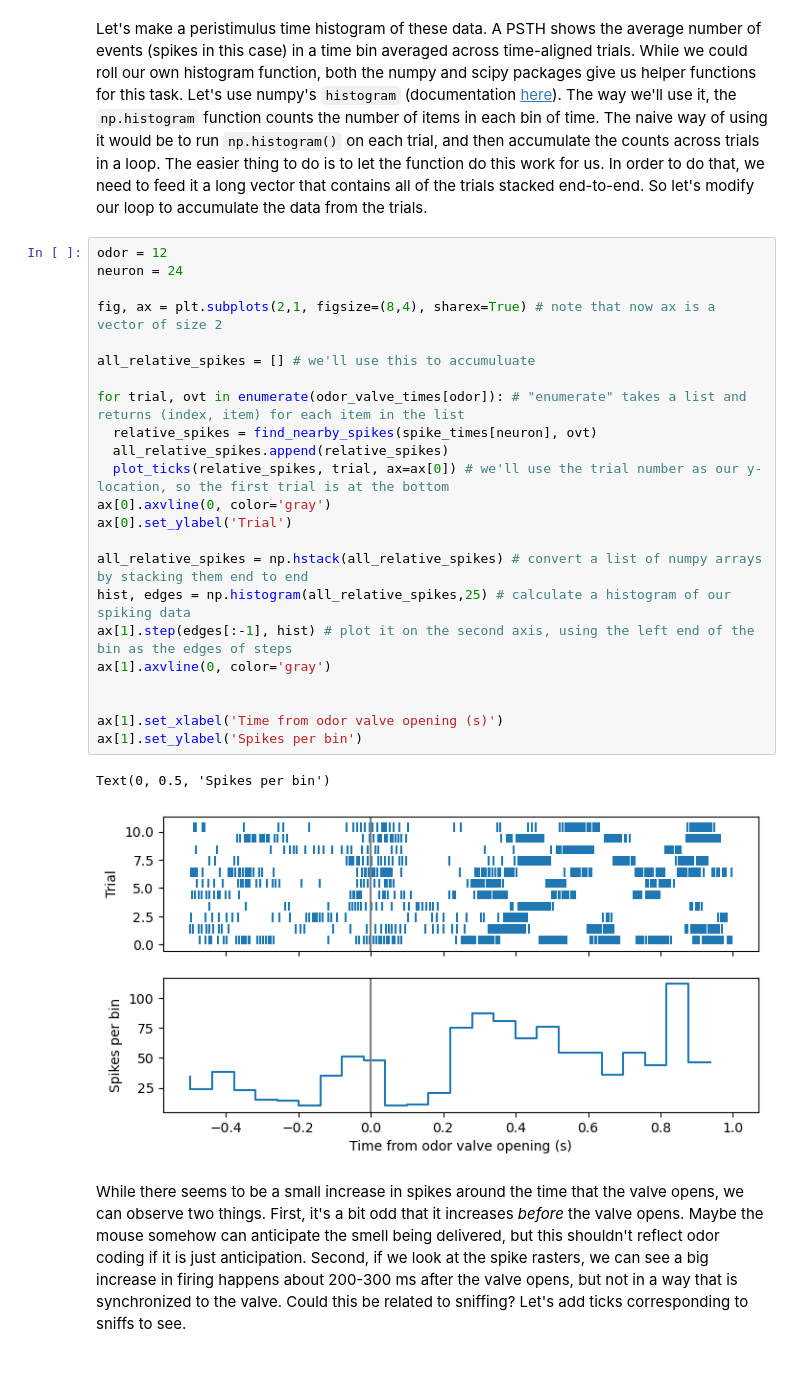
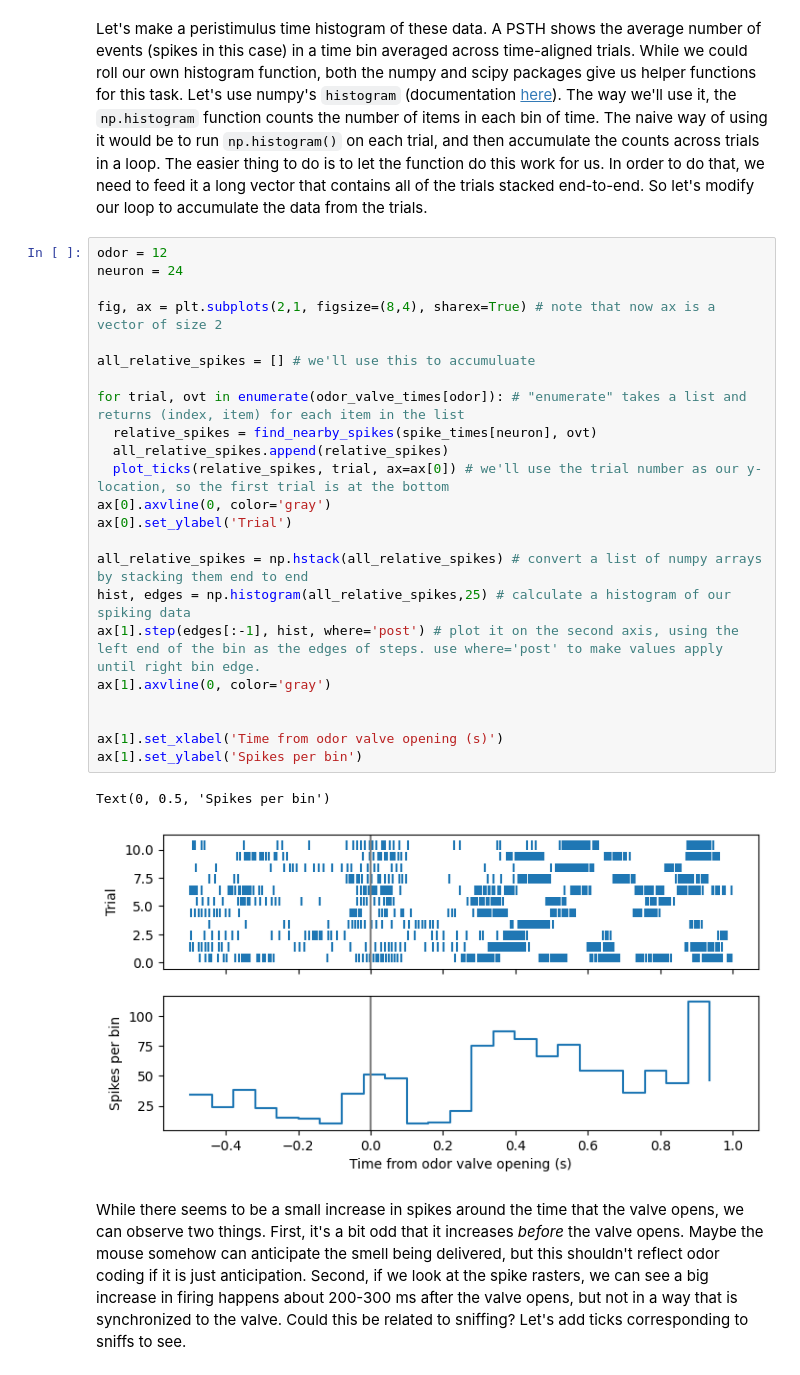
Before and after one commit to ckemere/elec380, a Jupyter notebook: HW2/HW2_notebook.ipynb, the cells around one changed output. Drawn from its saved outputs; the diff is of its cells as text.

Commit message:
Added where='post' to histograms to appear correctly

```diff
--- a/HW2/HW2_notebook.ipynb
+++ b/HW2/HW2_notebook.ipynb
@@ -75,29 +78,29 @@ Let's make a peristimulus time histogram of these data. A PSTH shows the average
 # %%
 odor = 12
 neuron = 24
 
 fig, ax = plt.subplots(2,1, figsize=(8,4), sharex=True) # note that now ax is a vector of size 2
 
 all_relative_spikes = [] # we'll use this to accumuluate
 
 for trial, ovt in enumerate(odor_valve_times[odor]): # "enumerate" takes a list and returns (index, item) for each item in the list
   relative_spikes = find_nearby_spikes(spike_times[neuron], ovt)
   all_relative_spikes.append(relative_spikes)
   plot_ticks(relative_spikes, trial, ax=ax[0]) # we'll use the trial number as our y-location, so the first trial is at the bottom
 ax[0].axvline(0, color='gray')
 ax[0].set_ylabel('Trial')
 
 all_relative_spikes = np.hstack(all_relative_spikes) # convert a list of numpy arrays by stacking them end to end
 hist, edges = np.histogram(all_relative_spikes,25) # calculate a histogram of our spiking data
-ax[1].step(edges[:-1], hist) # plot it on the second axis, using the left end of the bin as the edges of steps
+ax[1].step(edges[:-1], hist, where='post') # plot it on the second axis, using the left end of the bin as the edges of steps. use where='post' to make values apply until right bin edge.
 ax[1].axvline(0, color='gray')
 
 
 ax[1].set_xlabel('Time from odor valve opening (s)')
 ax[1].set_ylabel('Spikes per bin')
 # %% [output]
 Text(0, 0.5, 'Spikes per bin')
-[figure, old version]
+[figure, new version]
 # %% [markdown]
 While there seems to be a small increase in spikes around the time that the valve opens, we can observe two things. First, it's a bit odd that it increases _before_ the valve opens. Maybe the mouse somehow can anticipate the smell being delivered, but this shouldn't reflect odor coding if it is just anticipation. Second, if we look at the spike rasters, we can see a big increase in firing happens about 200-300 ms after the valve opens, but not in a way that is synchronized to the valve. Could this be related to sniffing? Let's add ticks corresponding to sniffs to see.
 # %%
```
Also changed, not shown: parts of 3 cells of this notebook.
